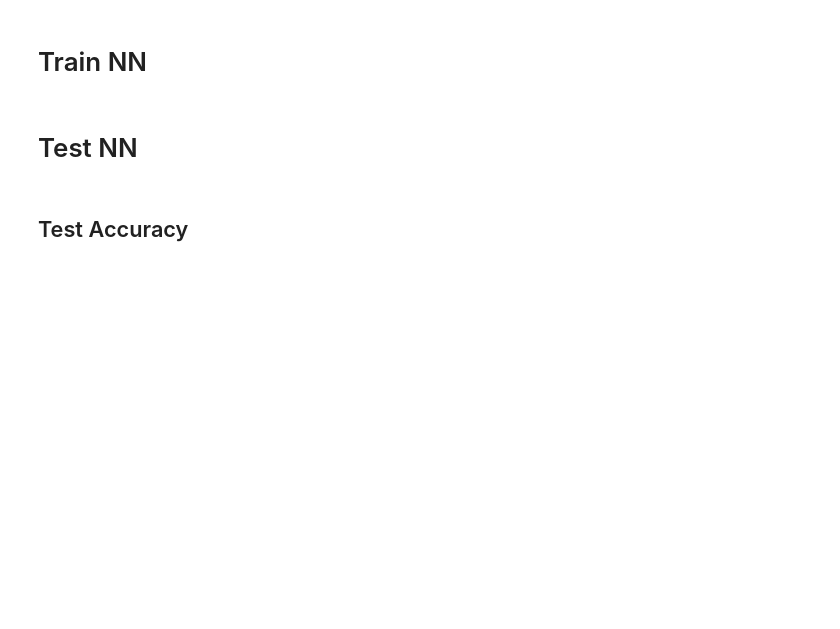
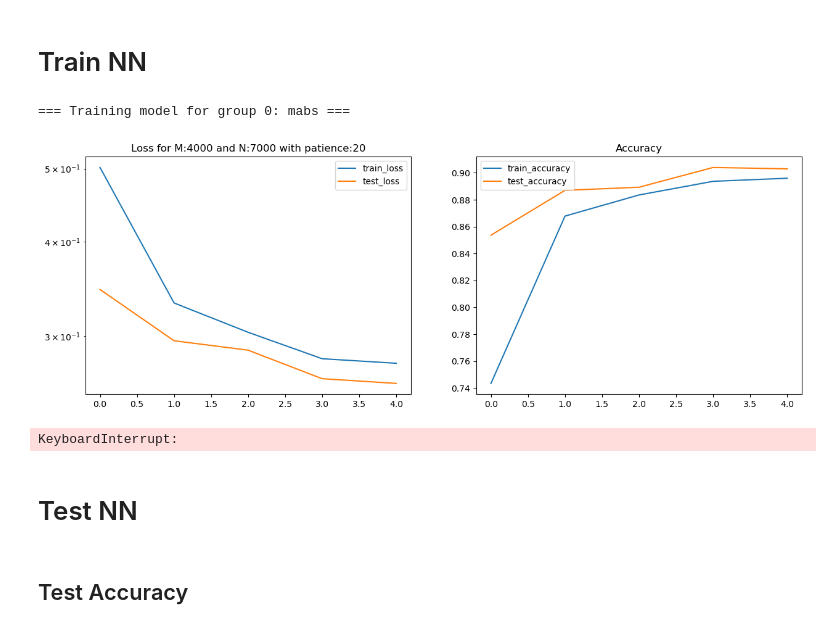
Before and after one commit to a-trigui/ximinf, a Jupyter notebook: notebooks/2_train_nn.ipynb, the cells around one changed output. Cells and saved outputs as stored; diff of their text form; code cells hidden in the pictures; blank space fills up the shorter version.

```diff
--- a/notebooks/2_train_nn.ipynb
+++ b/notebooks/2_train_nn.ipynb
@@ -213,7 +237,7 @@ gc.collect()
 data_padded = {k: jnp.where(mask, v, 0) for k, v in data.items()}
 
 # select_columns = ['magobs', 'magobs_err', 'c', 'c_err', 'x1','x1_err', 'mass', 'mass_err', 'localcolor', 'localcolor_err', 'prompt']
-select_columns = ['magobs', 'magobs_err', 'c', 'c_err', 'x1','x1_err', 'localcolor', 'localcolor_err'] # , 'z'
+select_columns = ['magobs', 'magobs_err', 'c', 'c_err', 'x1','x1_err', 'localcolor', 'localcolor_err', 'z'] # , 'z'
 select_params  = list(params.keys())  # or subset you want
 
 data_stats = {}
@@ -235,6 +259,9 @@ for col in select_columns:
 
 data_padded = data_padded_normed
 gc.collect()
+
+del data
+del data_padded_normed
 # %%
 param_stats = {}
 for dic_key in select_params:
@@ -405,8 +455,8 @@ for g, group in enumerate(param_groups):
 # Build a neural network
 # %%
 # Define the size of the different network layers
-Nsize_e = 32 #32
-Nsize_p = 64 #64
+Nsize_e = 16 #32
+Nsize_p = 32 #64
 Nsize_r = 128 #256
 
 n_cols = len(data_names)
@@ -439,10 +628,11 @@ for g, group in enumerate(param_groups):
     )
 
     # Create DeepSetClassifier for this group
-    model_g = nntr.DeepSetClassifier(
-        dropout_rate=0.1,
+    model_g = DeepSetClassifier( #nntr.
+        dropout_rate=0.2,
         Nsize_p=Nsize_p,
         Nsize_r=Nsize_r,
+        Nsize_e=Nsize_e,
         n_cols=n_cols,
         n_params=n_params_visible,
         rngs=rng,
@@ -489,7 +687,7 @@ metrics_histories = []
 
 # init_values = jnp.linspace(3e-4, 3e-4, len(all_group_param_slices))
 # patiences   = jnp.linspace(40, 20,  len(all_group_param_slices))
-# epochss = [1,1,1,1000]
+# epochss = [10,1,1,1,1000]
 # init_values = [1e-3, 1e-3, 1e-3, 1e-3]
 
 for g, group_data in enumerate(all_group_param_slices):
@@ -523,7 +721,7 @@ for g, group_data in enumerate(all_group_param_slices):
     # Optimiser
     # ------------------------------------------------
     learning_rate_schedule = optax.exponential_decay(
-        init_value=5e-4,
+        init_value=1e-3,
         transition_steps=1000,
         decay_rate=0.9,
     )
@@ -536,33 +734,37 @@ for g, group_data in enumerate(all_group_param_slices):
     batch_size = train_data.shape[0] // n_batch
 
     model_g, metrics_history, key = nntr.train_loop(
         model=models_per_group[g],
         optimizer=optimizer,
         train_data=train_data,
         train_labels=train_labels,
         test_data=test_data,
         test_labels=test_labels,
         key=key,
         epochs=epochs, #epochs #epochss[g]
         batch_size=batch_size,
         patience=patience,
         metrics_history={
             'train_loss': [],
             'train_accuracy': [],
             'test_loss': [],
             'test_accuracy': []
         },
         M=M,
         N=int(N * 0.7),
         cpu=cpu,
         gpu=gpu,
         group_id=g,
         group_params=param_groups[g],
         plot_flag=True,
     )
 
     models_per_group[g] = model_g
     metrics_histories.append(metrics_history)
+# %% [output]
+=== Training model for group 0: mabs ===
+[figure, added]
+KeyboardInterrupt:
 # %% [markdown]
 # Test NN
 # %% [markdown]
```
Also changed, not shown: parts of 23 cells of this notebook, 3 other files.
